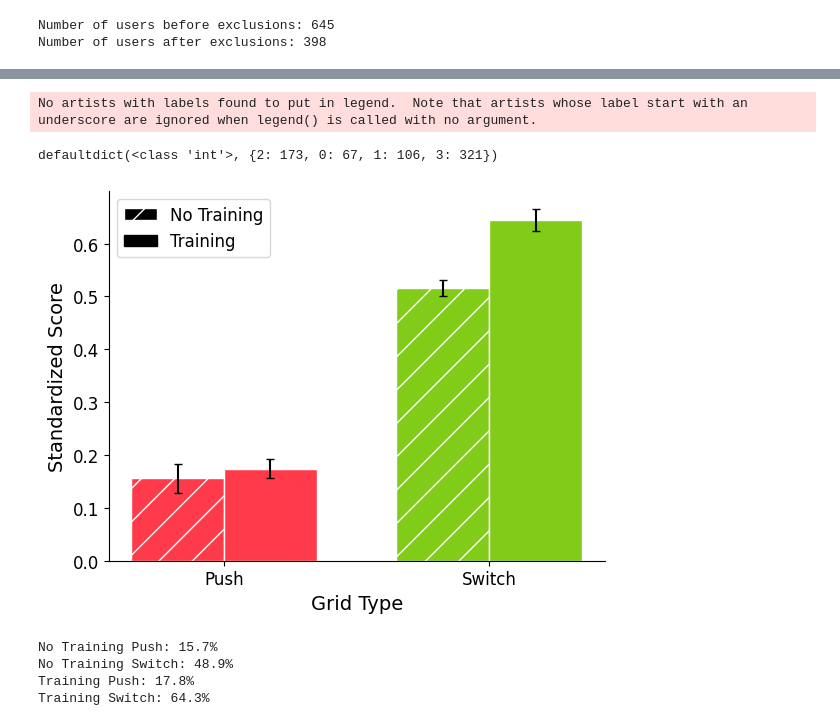
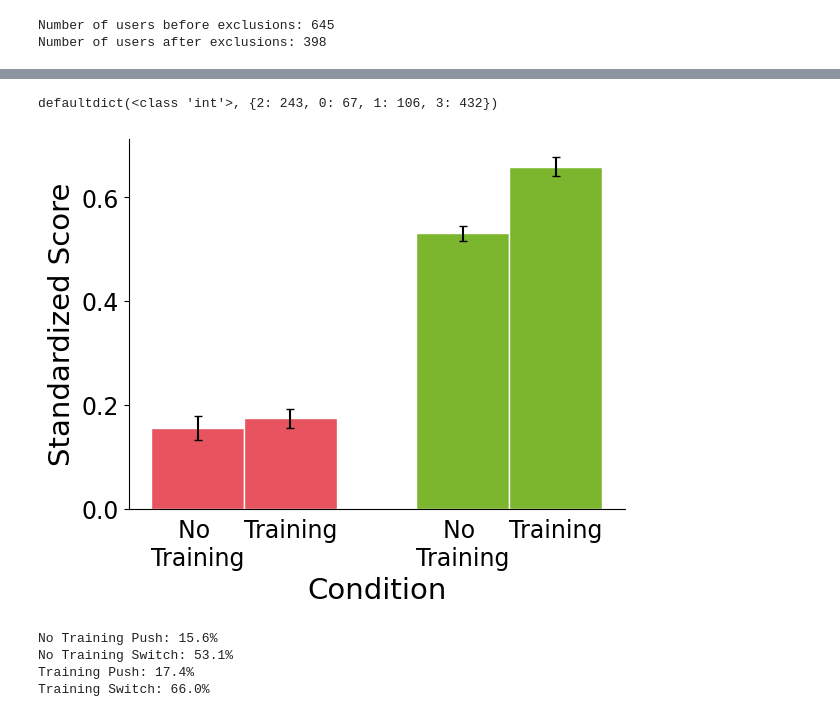
Before and after one commit to Alice2hang/RL_trolley_puzzles, a Jupyter notebook: data_analysis/training_analysis.ipynb, the cells around one changed output, grey strips where cells are left out. Drawn from its saved outputs; the diff is of its cells as text; code cells hidden in the pictures.

```diff
--- a/data_analysis/training_analysis.ipynb
+++ b/data_analysis/training_analysis.ipynb
@@ -61,10 +59,10 @@ with open('data/training_experiment_raw.csv', encoding='utf-8-sig') as csvfile:
         gridnum = int(row['gridnum'])
         userid = row['userid']
         # looks only at final results for test grids of interest where user did not time out
-        if  (gridnum in MUST_PUSH_GRIDNUMS or gridnum in MUST_SWITCH_GRIDNUMS) and userid in valid_users and not gridnum in user_test_timeouts[userid] and row['step']=='6' and gridnum not in [204,208]:
+        if  (gridnum in MUST_PUSH_GRIDNUMS or gridnum in MUST_SWITCH_GRIDNUMS) and userid in valid_users and not gridnum in user_test_timeouts[userid] and row['step']=='6':
             score_dif = int(row['reward_cum'])-int(row['reward_max'])
             training = user_condition[userid]
-            push_val = 0.5
+            push_val = None
             if training == True:
                 train = 0.5
             else:
@@ -91,5 +82,0 @@ df.loc[(df['user_id']=='390') & (df['grid_num'] > 100) & (df['grid_num']<200)]
-# %%
-x = df.loc[(df['grid_num'] > 100) & (df['grid_num']<200)].groupby('user_id',as_index=False)['score_dif'].mean()
-plt.hist(x['score_dif'], bins=20)
-print(x.shape, x.loc[x['score_dif']!=-1].shape)
-x.to_csv('exp2_push_performance_per_user.csv')
@@ -108,56 +92,56 @@ sem = []
 for bin_num, count in best_score_count.items():
     x = np.concatenate((np.zeros(total_count[bin_num]-count),np.ones(count)))
     sem.append(scipy.stats.sem(x))
 
 # Define labels, positions, bar heights and error bar heights
-labels = ['Push', 'Switch']
+labels = ['No \nTraining', 'Training', 'No \nTraining', 'Training']
 notrain_proportions = []
 notrain_error = []
 train_proportions = []
 train_error = []
 
 for i in range(4):
     if i%2==0:
         notrain_proportions.append(proportion[i])
         notrain_error.append(sem[i])
     else:
         train_proportions.append(proportion[i])
         train_error.append(sem[i])
 
-x = np.arange(len(labels))  # the label locations
+x = np.arange(2)  # the label locations
 width = 0.35  # the width of the bars
-color=['#FF3B4B', '#81CC18']
-plt.rcParams.update({'font.size': 14})
+color=['#E7545F', '#7CB62F']
+plt.rcParams.update({'font.size': 21})
 
 fig, ax = plt.subplots()
-rects1 = ax.bar(x - width/2, notrain_proportions, width, yerr=notrain_error, capsize=3, color=color,  hatch="/", edgecolor='white')
+rects1 = ax.bar(x - width/2, notrain_proportions, width, yerr=notrain_error, capsize=3, color=color, edgecolor='white')
 rects2 = ax.bar(x + width/2, train_proportions, width, yerr=train_error, capsize=3, color=color,  edgecolor='white')
 
 # Add some text for labels, title and custom x-axis tick labels, etc.
 ax.set_ylabel('Standardized Score')
-ax.set_xticks(x)
+ax.set_xticks(np.array([-.175,0.175,.825,1.175]))
 ax.set_xticklabels(labels)
-plt.yticks(fontsize=12)
-plt.xticks(fontsize=12)
-ax.set_xlabel('Grid Type')
-ax.legend()
-train = mpatches.Patch(color='black',  label='Training')
-no_train = mpatches.Patch(edgecolor='white', facecolor='black', hatch="/", label='No Training')
+plt.yticks(fontsize=17)
+plt.xticks(fontsize=17)
+ax.set_xlabel('Condition')
 ax.spines.right.set_visible(False)
 ax.spines.top.set_visible(False)
-plt.legend(handles=[no_train,train], fontsize=12)
+plt.tick_params(
+    axis='both',
+    which='both',
+    bottom=False)
 plt.show()
 # %% [output]
-No artists with labels found to put in legend.  Note that artists whose label start with an underscore are ignored when legend() is called with no argument.
+defaultdict(<class 'int'>, {2: 243, 0: 67, 1: 106, 3: 432})
-defaultdict(<class 'int'>, {2: 173, 0: 67, 1: 106, 3: 321})
-[figure, old version]
+[figure, new version]
 # %%
+labels = ['Push','Switch']
 for idx, p in enumerate(notrain_proportions):
     print("No Training " + labels[idx] + ": " + '{:.1%}'.format(p))
 for idx, p in enumerate(train_proportions):
     print("Training " + labels[idx] + ": " + '{:.1%}'.format(p))
 # %% [output]
-No Training Push: 15.7%
-No Training Switch: 48.9%
-Training Push: 17.8%
-Training Switch: 64.3%
+No Training Push: 15.6%
+No Training Switch: 53.1%
+Training Push: 17.4%
+Training Switch: 66.0%
```
Also changed, not shown: parts of 3 cells of this notebook, 17 other files.
